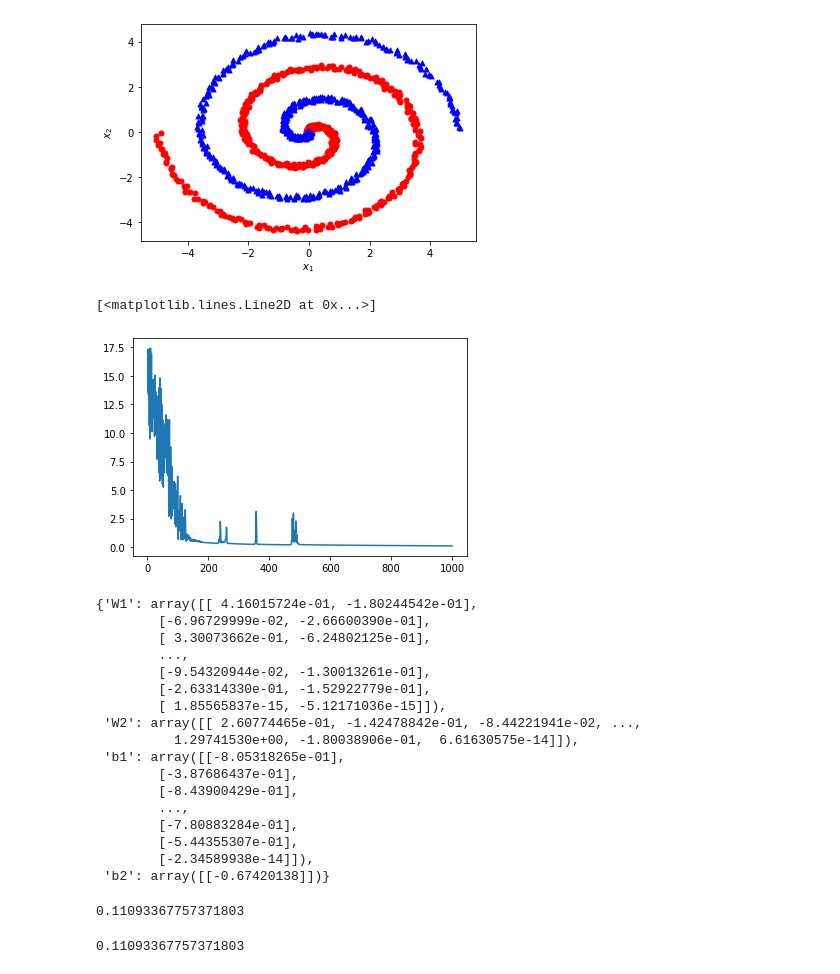
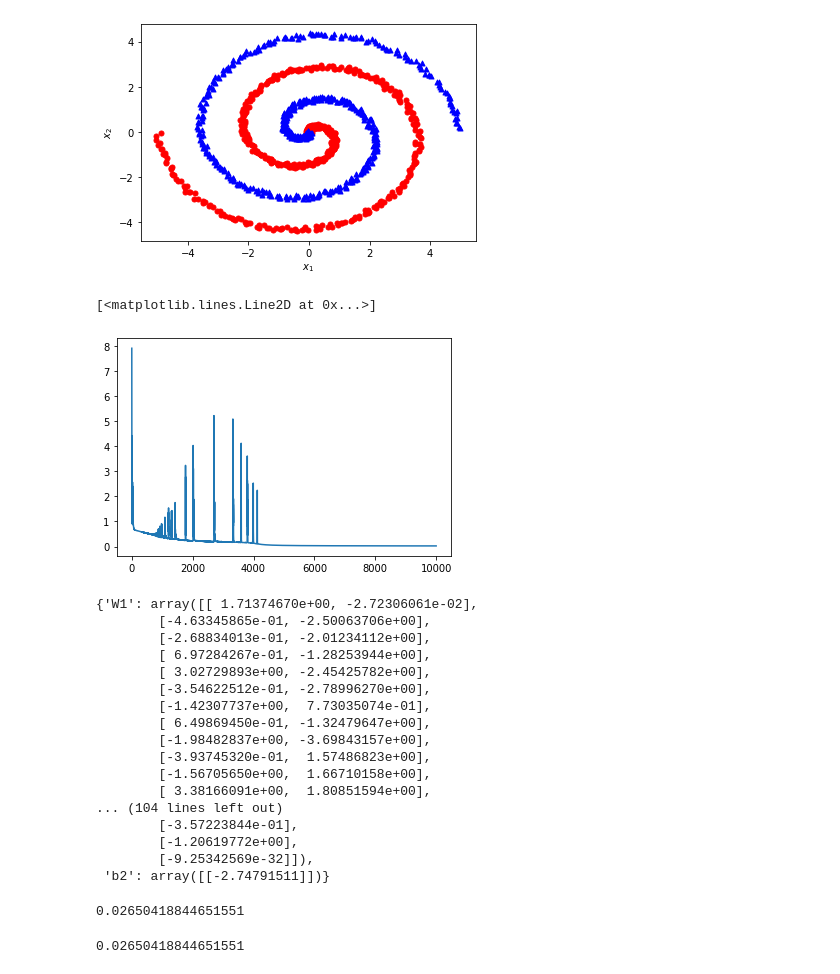
Before and after one commit to tayfununal/Artificial-Neural-Network-with-One-Hidden-Layer, a Jupyter notebook: new_revision.ipynb, the cells around one changed output. Drawn from its saved outputs; the diff is of its cells as text; code cells hidden in the pictures.

```diff
--- a/new_revision.ipynb
+++ b/new_revision.ipynb
@@ -171,45 +171,45 @@ Y = np.array(df[[2]]).T
 # %%
 np.random.seed(65468)
 # %%
-gama = 50
-number_of_neuron = 1501
+gama = 12
+number_of_neuron = 51
 parameters = initialization_parameters(X, Y, number_of_neuron, int(1), int(1))
-cost, parameters, cost_history = nn_model(X, Y, parameters, baski_neuron=number_of_neuron, number_of_iter=1000)
+cost, parameters, cost_history = nn_model(X, Y, parameters, baski_neuron=number_of_neuron, number_of_iter=10000)
 # %%
-x = np.arange(1,1001)
+x = np.arange(1,10001)
 
 plt.plot(x, cost_history)
 # %% [output]
 [<matplotlib.lines.Line2D at 0x...>]
-[figure, old version]
+[figure, new version]
 # %%
 parameters
 # %% [output]
-{'W1': array([[ 4.16015724e-01, -1.80244542e-01],
-        [-6.96729999e-02, -2.66600390e-01],
-        [ 3.30073662e-01, -6.24802125e-01],
-        ...,
-        [-9.54320944e-02, -1.30013261e-01],
-        [-2.63314330e-01, -1.52922779e-01],
-        [ 1.85565837e-15, -5.12171036e-15]]),
- 'W2': array([[ 2.60774465e-01, -1.42478842e-01, -8.44221941e-02, ...,
-          1.29741530e+00, -1.80038906e-01,  6.61630575e-14]]),
- 'b1': array([[-8.05318265e-01],
-        [-3.87686437e-01],
-        [-8.43900429e-01],
-        ...,
-        [-7.80883284e-01],
-        [-5.44355307e-01],
-        [-2.34589938e-14]]),
- 'b2': array([[-0.67420138]])}
+{'W1': array([[ 1.71374670e+00, -2.72306061e-02],
+        [-4.63345865e-01, -2.50063706e+00],
+        [-2.68834013e-01, -2.01234112e+00],
+        [ 6.97284267e-01, -1.28253944e+00],
+        [ 3.02729893e+00, -2.45425782e+00],
+        [-3.54622512e-01, -2.78996270e+00],
+        [-1.42307737e+00,  7.73035074e-01],
+        [ 6.49869450e-01, -1.32479647e+00],
+        [-1.98482837e+00, -3.69843157e+00],
+        [-3.93745320e-01,  1.57486823e+00],
+        [-1.56705650e+00,  1.66710158e+00],
+        [ 3.38166091e+00,  1.80851594e+00],
+... (104 lines left out)
+        [-3.57223844e-01],
+        [-1.20619772e+00],
+        [-9.25342569e-32]]),
+ 'b2': array([[-2.74791511]])}
 # %%
 cost_history[-1]
 # %% [output]
-0.11093367757371803
+0.02650418844651551
 # %%
 cost
 # %% [output]
-0.11093367757371803
+0.02650418844651551
 # %%
 def plot_decision_boundary(X, Y, cmap='RdBu_r'):
 
```
Also changed, not shown: parts of 2 cells of this notebook.
